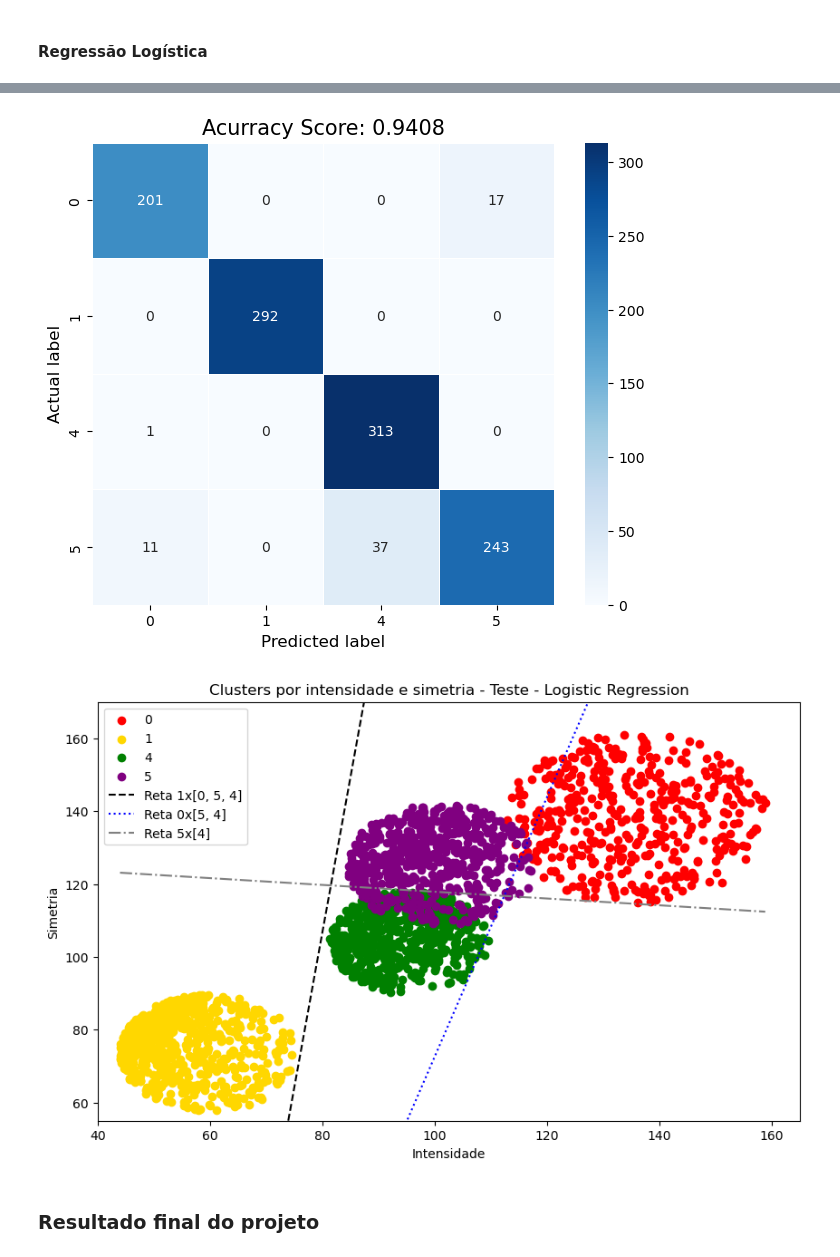
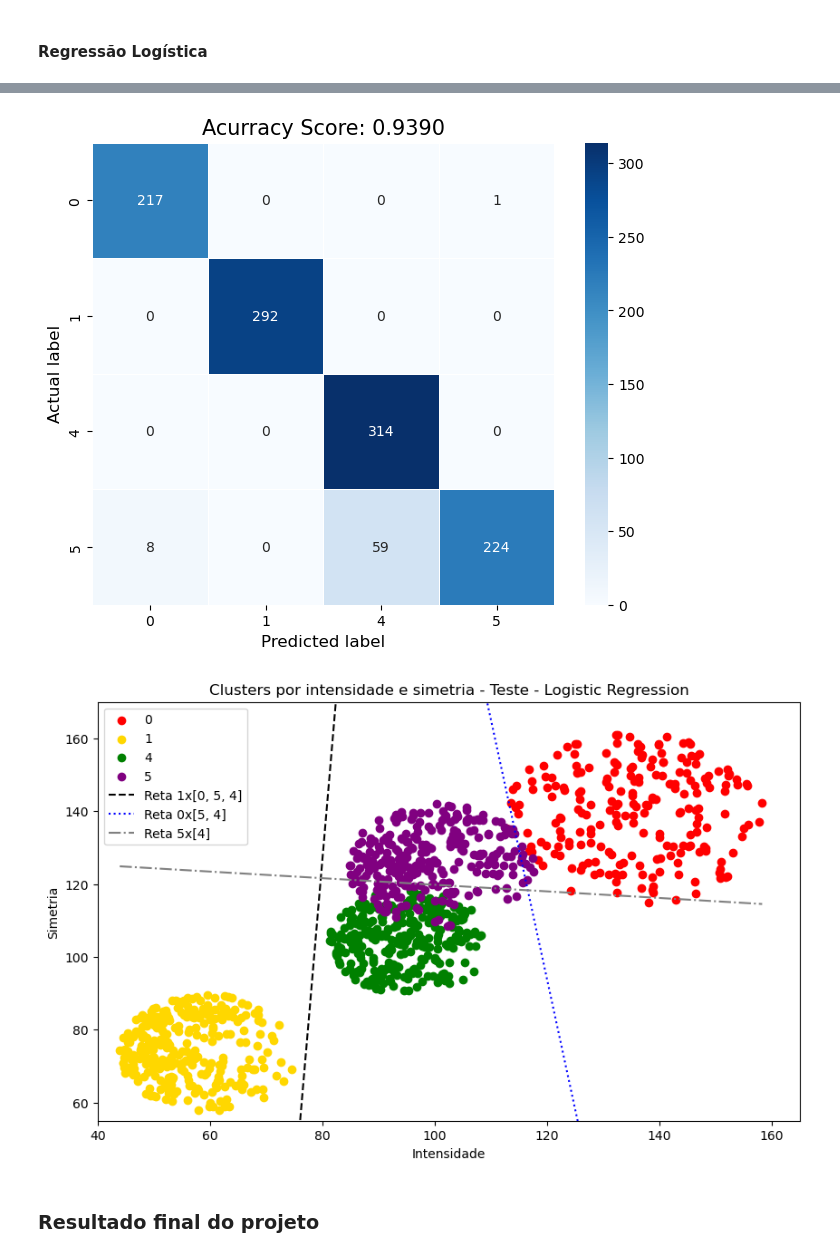
Before and after one commit to Guilherme-iram/Digits_project, a Jupyter notebook: resultados.ipynb, the cells around one changed output, grey strips where cells are left out. Cells and saved outputs as stored; diff of their text form; code cells hidden in the pictures.

```diff
--- a/resultados.ipynb
+++ b/resultados.ipynb
@@ -121,8 +121,8 @@ Weighted F1 Score: 0.9688
 # %%
 best_digits_logreg = [1, 0, 5, 4]
 
-best_iter = [5000000, 6000000, 8000000]
-lr = LogisticRegression(iter=5000000, batch_size=128)
+best_iter = [2000000, 3000000, 8000000]
+lr = LogisticRegression(iter=5000000, batch_size=256)
 
 modelo_logreg = Um_contra_todos(lr, best_digits_logreg, best_iter)
 modelo_logreg.execute(X_train, y_train)
@@ -134,7 +134,7 @@ metrics = Metrics_multiclass(best_digits_logreg)
 metrics.print_metrics_multiclass(y_test, y_pred_logreg)
 
 title_logreg = 'Clusters por intensidade e simetria - Teste - ' + str(lr)
-plot_classification_digits(new_train_df, best_digits_logreg, title_logreg, W=all_w_logreg[:4])
+plot_classification_digits(new_test_df, best_digits_logreg, title_logreg, W=all_w_logreg[:4])
 modelo_logreg.save_all_w(file='best_W.csv')
 # %% [output]
 Resultados - Logistic Regression
@@ -156,6 +156,6 @@ Weighted F1 Score: 0.9394
 ---------------------------------
-[figure, old version]
+[figure, new version]
-[figure, old version]
+[figure, new version]
 # %% [markdown]
 ### Resultado final do projeto
 # %%
```
Also changed, not shown: parts of 4 cells of this notebook, 4 other files.
